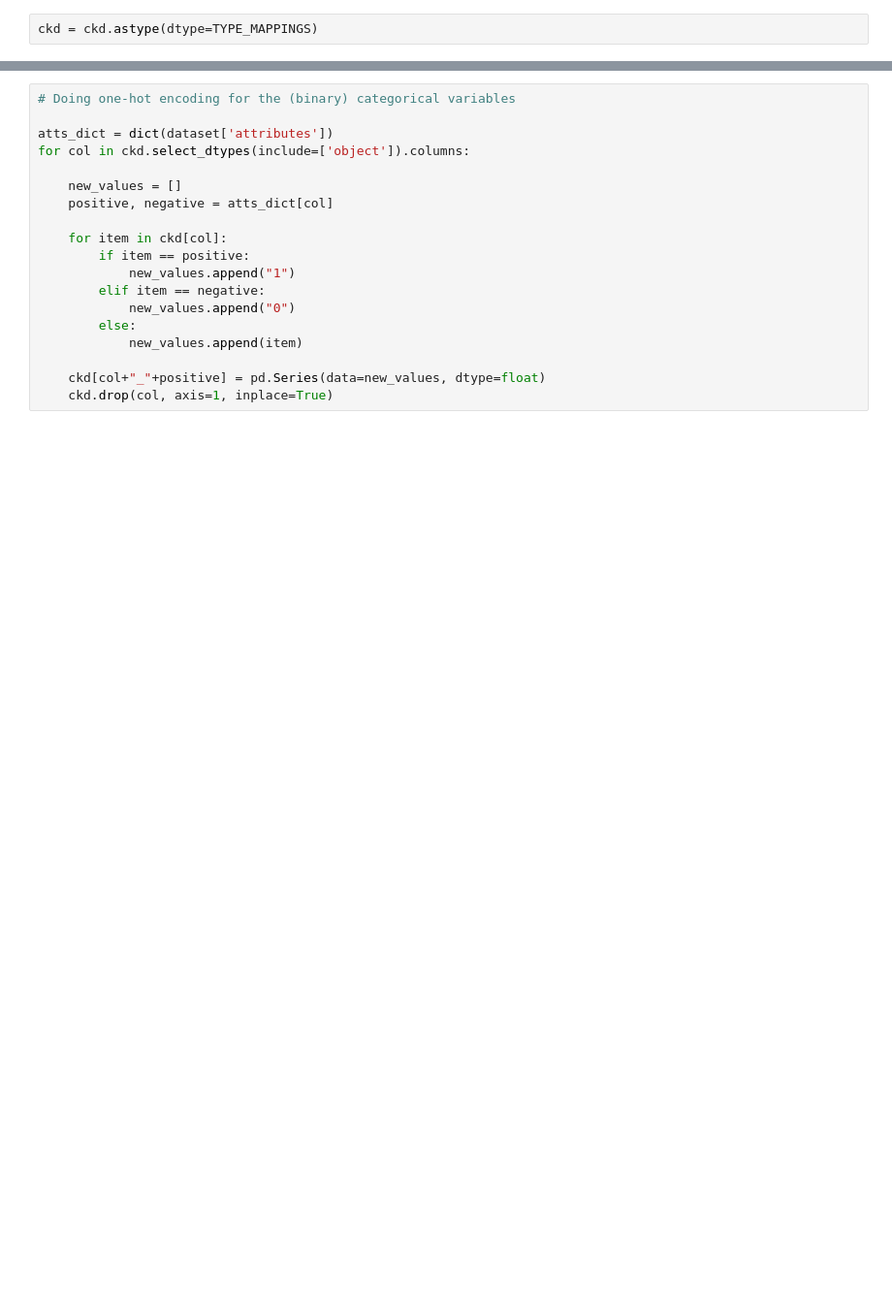
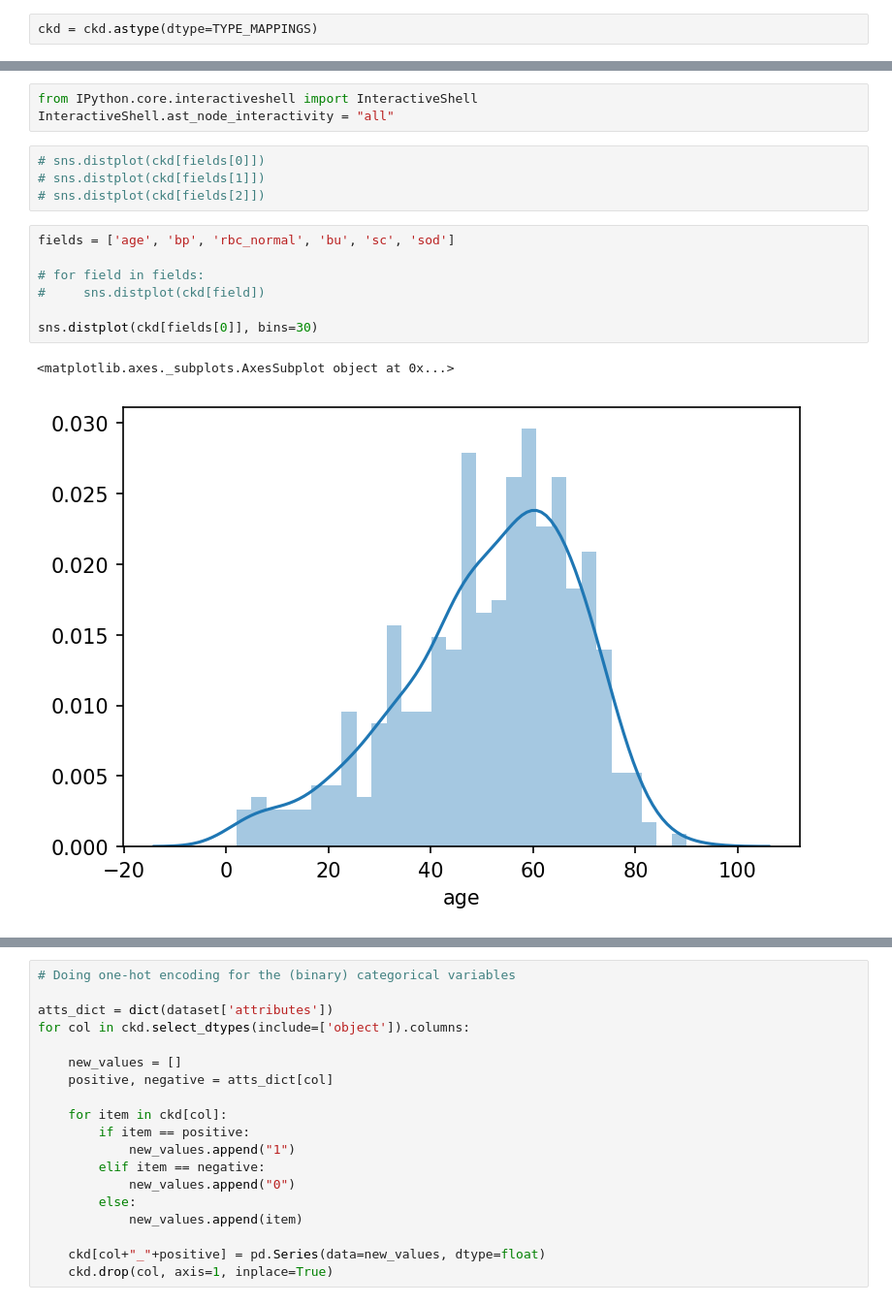
Before and after one commit to aj112358/CKD_ML_Classification, a Jupyter notebook: CKD_Project.ipynb, the cells around one changed output, grey strips where cells are left out. Shown at 97% size. Saved outputs shown, nothing was run; the diff lists cells and outputs as text; blank space fills up the shorter version.

```diff
--- a/CKD_Project.ipynb
+++ b/CKD_Project.ipynb
@@ -219,0 +238,17 @@ dict(dataset['attributes'])
+# %%
+from IPython.core.interactiveshell import InteractiveShell
+InteractiveShell.ast_node_interactivity = "all"
+# %%
+# sns.distplot(ckd[fields[0]])
+# sns.distplot(ckd[fields[1]])
+# sns.distplot(ckd[fields[2]])
+# %%
+fields = ['age', 'bp', 'rbc_normal', 'bu', 'sc', 'sod']
+
+# for field in fields:
+#     sns.distplot(ckd[field])
+
+sns.distplot(ckd[fields[0]], bins=30)
+# %% [output]
+<matplotlib.axes._subplots.AxesSubplot object at 0x...>
+[figure, added]
```
Also changed, not shown: parts of 41 cells of this notebook.
